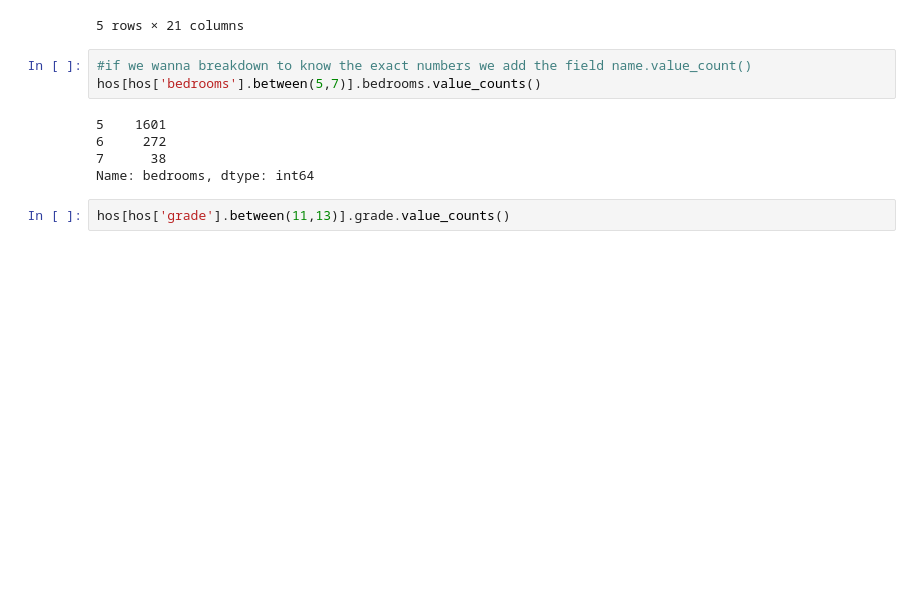
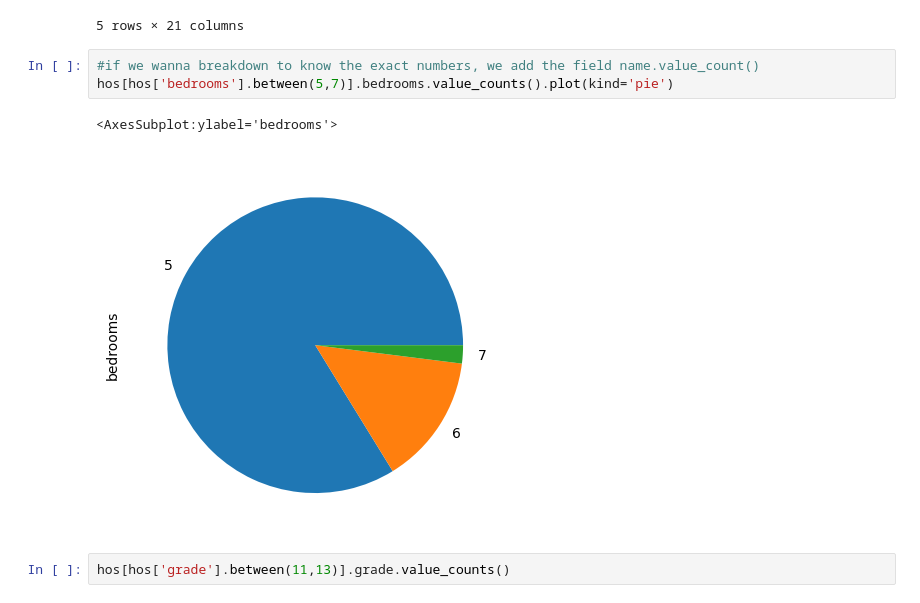
Before and after one commit to dennisowusu123/DATA-ANALYTICS-GT, a Jupyter notebook: DataScience/DataAnalysis/01_Dataframes.ipynb, the cells around one changed output. Drawn from its saved outputs; the diff is of its cells as text; blank space fills up the shorter version.

```diff
--- a/DataScience/DataAnalysis/01_Dataframes.ipynb
+++ b/DataScience/DataAnalysis/01_Dataframes.ipynb
@@ -1609,13 +1601,11 @@ hos[hos['bedrooms'].between(5,7)].head()
 | 54 | 4217401195 | 20150303T000000 | 920000.0 | 5 | 2.25 | 2730 | 6000 | 1.5 | 0 | 0 | ... |
 5 rows × 21 columns
 # %%
-#if we wanna breakdown to know the exact numbers we add the field name.value_count()
-hos[hos['bedrooms'].between(5,7)].bedrooms.value_counts()
+#if we wanna breakdown to know the exact numbers, we add the field name.value_count()
+hos[hos['bedrooms'].between(5,7)].bedrooms.value_counts().plot(kind='pie')
 # %% [output]
-5    1601
-6     272
-7      38
-Name: bedrooms, dtype: int64
+<AxesSubplot:ylabel='bedrooms'>
+[figure, added]
 # %%
 hos[hos['grade'].between(11,13)].grade.value_counts()
 # %% [output]
```
Also changed, not shown: parts of 5 cells of this notebook, 4 other files.
